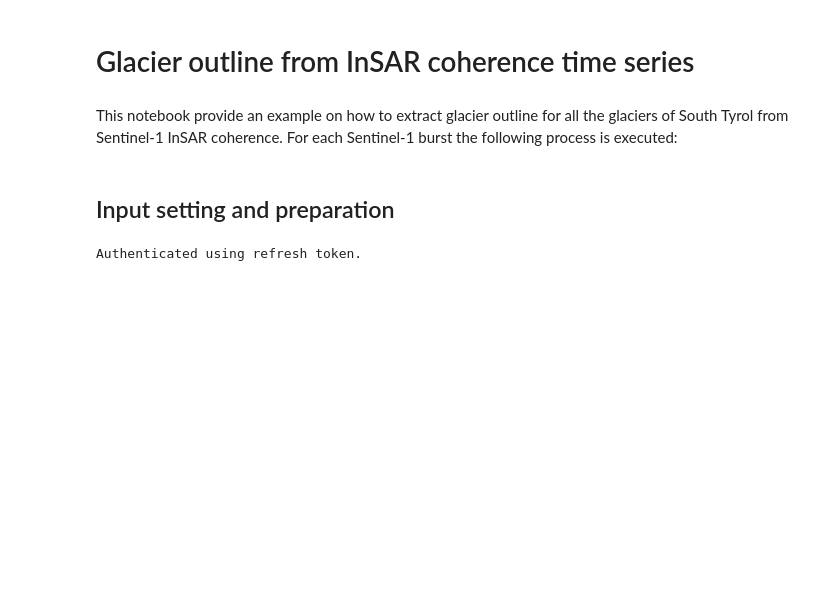
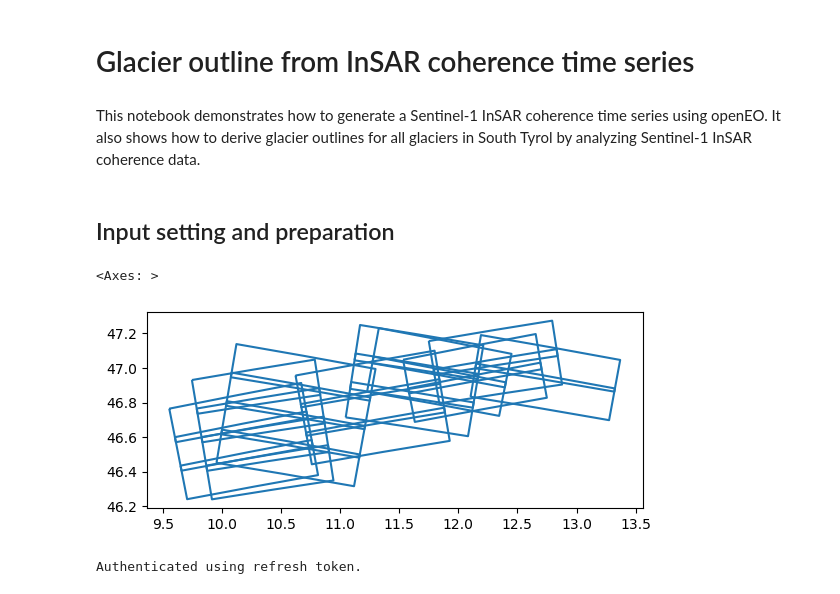
Before and after one commit to cloudinsar/s1-workflows, a Jupyter notebook: notebooks/case_study/coh_glaciers/glacier_outline.ipynb, the cells around one changed output. Drawn from its saved outputs; the diff is of its cells as text; code cells hidden in the pictures; blank space fills up the shorter version.

Commit message:
updated case study coh time series with UDP

```diff
--- a/notebooks/case_study/coh_glaciers/glacier_outline.ipynb
+++ b/notebooks/case_study/coh_glaciers/glacier_outline.ipynb
@@ -1,7 +1,7 @@
 # %% [markdown]
 # Glacier outline from InSAR coherence time series
 # %% [markdown]
-This notebook provide an example on how to extract glacier outline for all the glaciers of South Tyrol from Sentinel-1 InSAR coherence. For each Sentinel-1 burst the following process is executed:
+This notebook demonstrates how to generate a Sentinel-1 InSAR coherence time series using openEO. It also shows how to derive glacier outlines for all glaciers in South Tyrol by analyzing Sentinel-1 InSAR coherence data.
 # %%
 import openeo
 
@@ -19,10 +19,14 @@ import numpy as np
 # %%
 start_date, end_date = ["2023-07-01", "2023-09-30"]
 
-output_folder = '/home/mcallegari/PROJECT_DATA/ESA_ClouDInSAR/Case_studies/InSAR_coherence_glaciers/coh_mosaic/'
+output_folder = '/home/mcallegari/PROJECT_DATA/ESA_ClouDInSAR/Case_studies/InSAR_coherence_glaciers/openeo_coh_glaciers/'
 
 bursts_filename = 's1_bursts_glacierSouthTyrol.geojson' # Extracted from the burst id map (https://sar-mpc.eu/sar-mpc-products/)
 bursts = gpd.read_file(bursts_filename)
+bursts.boundary.plot()
+# %% [output]
+<Axes: >
+[figure, added]
 # %%
 url = "https://openeo.dataspace.copernicus.eu"
 connection = openeo.connect(url).authenticate_oidc()
```
Also changed, not shown: parts of 2 cells of this notebook.
